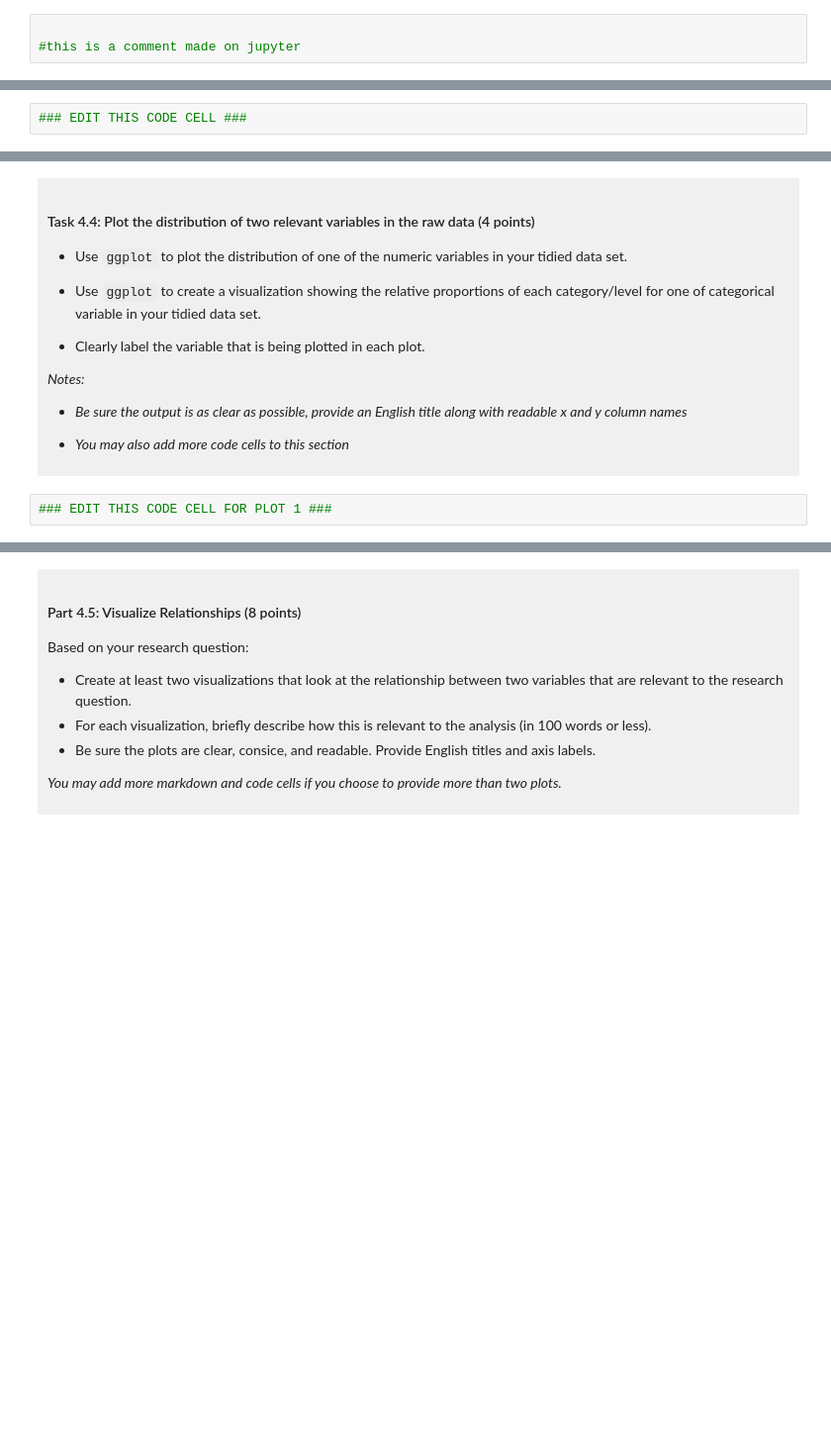
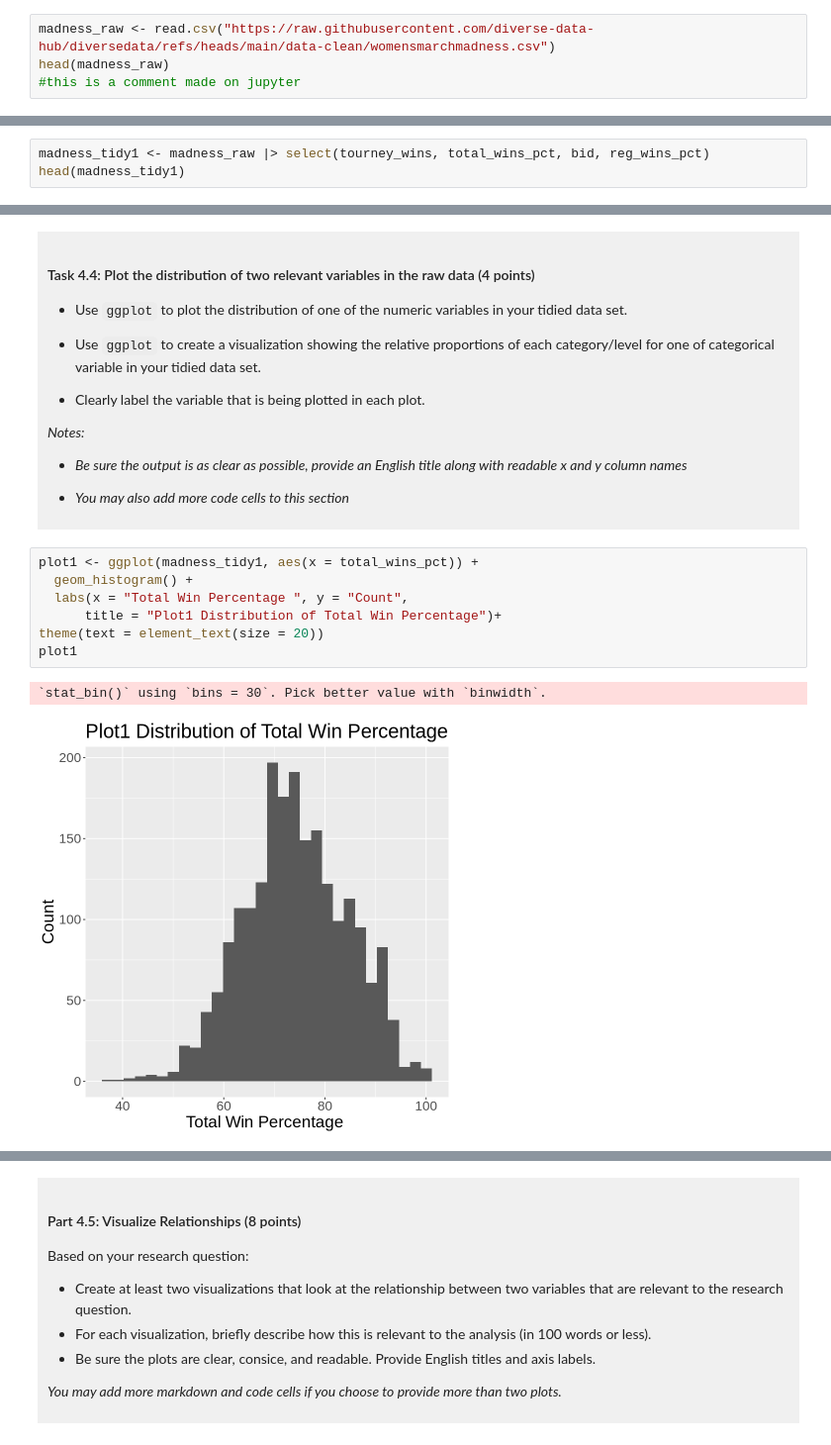
Before and after one commit to EleanorZ0512/dsci-100-project-eleanor-zhang, a Jupyter notebook: dsci-100-project-notebook.ipynb, the cells around one changed output, grey strips where cells are left out. Shown at 99% size. Saved outputs shown, nothing was run; the diff lists cells and outputs as text; blank space fills up the shorter version.

```diff
--- a/dsci-100-project-notebook.ipynb
+++ b/dsci-100-project-notebook.ipynb
@@ -130,3 +143,4 @@ To help you with the analysis, here is a table of descriptions of each of the va
 # %%
-
+madness_raw <- read.csv("https://raw.githubusercontent.com/diverse-data-hub/diversedata/refs/heads/main/data-clean/womensmarchmadness.csv")
+head(madness_raw)
 #this is a comment made on jupyter
@@ -189,4 +213,5 @@ Produce a tidy data set that could be used to answer your research question usin
 
 </div>
 # %%
-### EDIT THIS CODE CELL ###
+madness_tidy1 <- madness_raw |> select(tourney_wins, total_wins_pct, bid, reg_wins_pct)
+head(madness_tidy1)
@@ -257,5 +319,13 @@ You will refine your research question (if needed) and produce a tidy data set.
 
 </div>
 # %%
-### EDIT THIS CODE CELL FOR PLOT 1 ###
+plot1 <- ggplot(madness_tidy1, aes(x = total_wins_pct)) +
+  geom_histogram() +
+  labs(x = "Total Win Percentage ", y = "Count",
+      title = "Plot1 Distribution of Total Win Percentage")+
+theme(text = element_text(size = 20))
+plot1
+# %% [output]
+`stat_bin()` using `bins = 30`. Pick better value with `binwidth`.
+[figure, added]
 # %%
```
Also changed, not shown: parts of 19 cells of this notebook.
